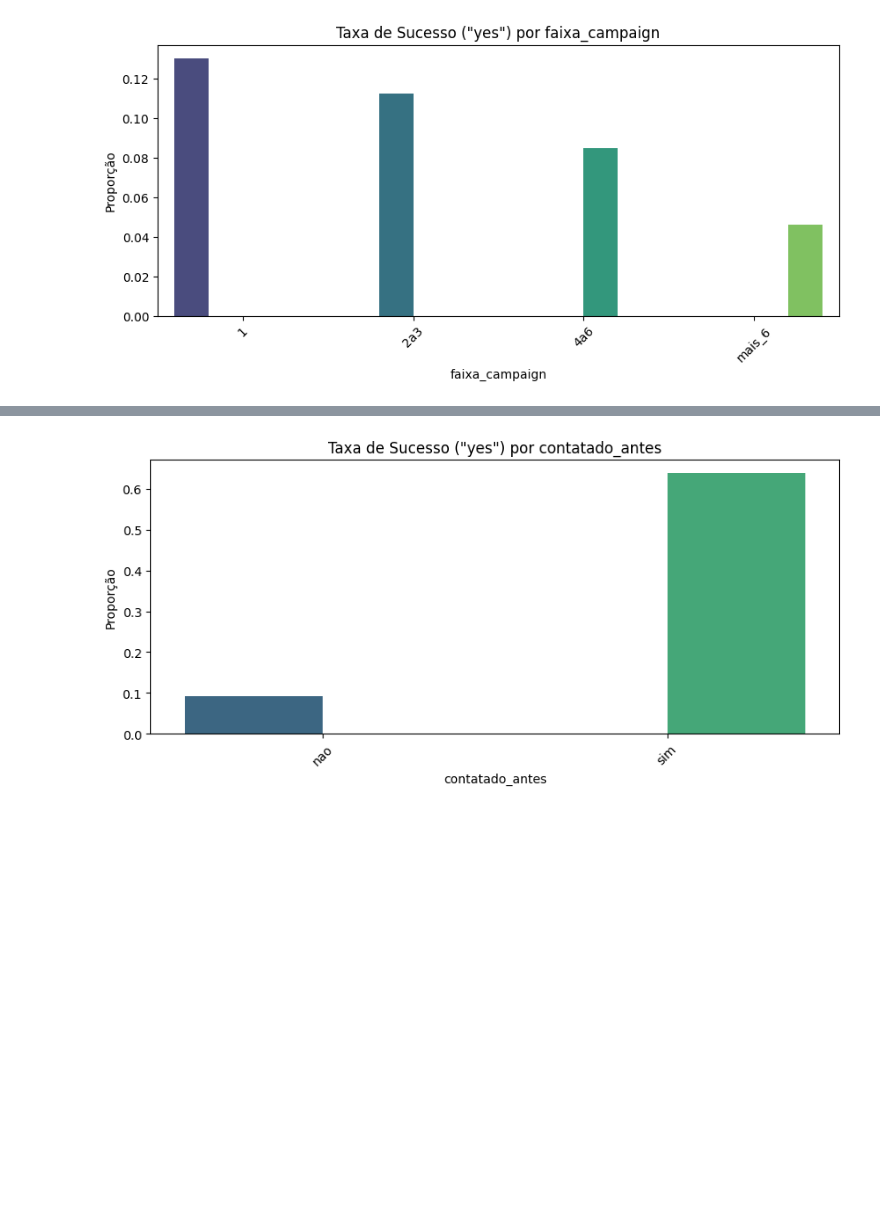
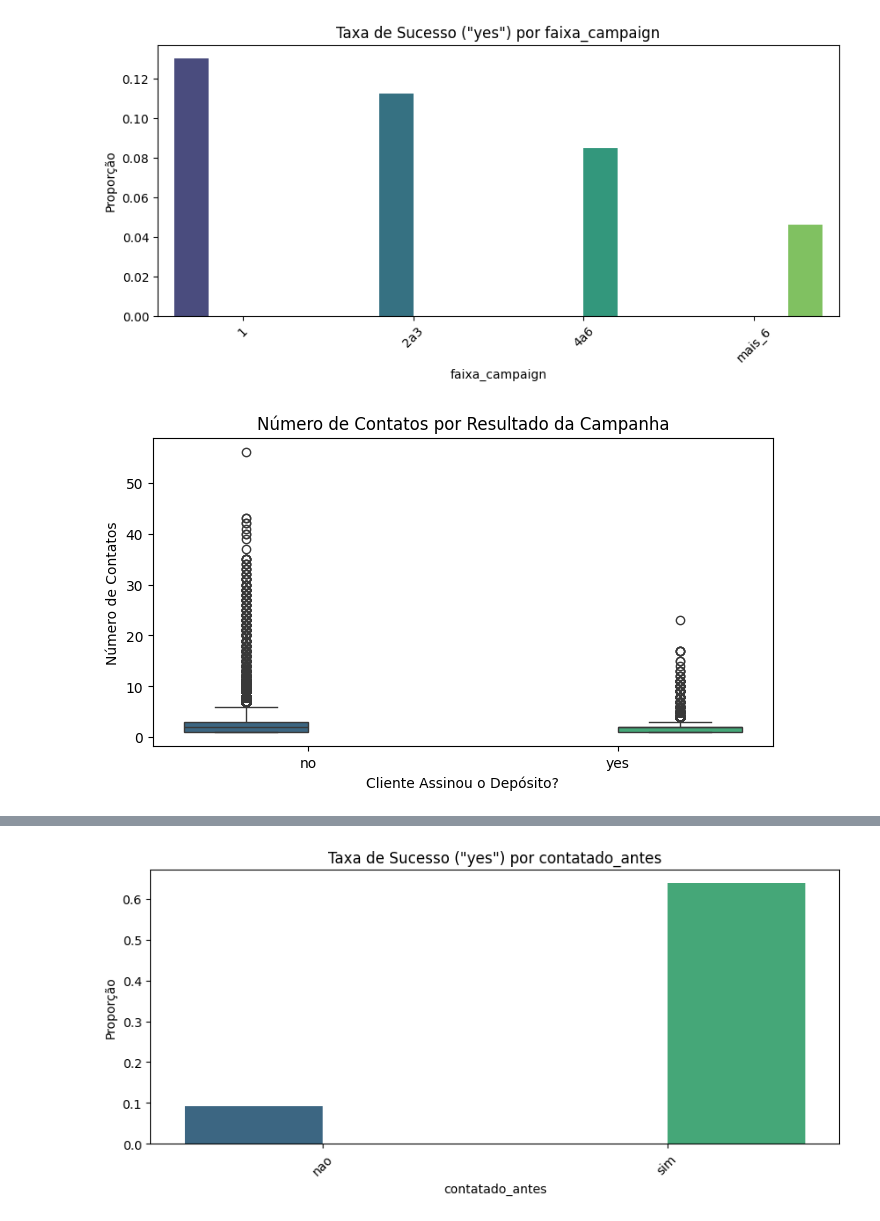
Before and after one commit to LucasUgulino/Super_Projeto_Estatistica, a Jupyter notebook: notebooks/eda.ipynb, the cells around one changed output, grey strips where cells are left out. Saved outputs shown, nothing was run; the diff lists cells and outputs as text; code cells hidden in the pictures; blank space fills up the shorter version.

```diff
--- a/notebooks/eda.ipynb
+++ b/notebooks/eda.ipynb
@@ -141,0 +173,9 @@ plt.show()
+# %%
+plt.figure(figsize=(8,4))
+sns.boxplot(data=df, x='y', y='campaign', hue='y', palette='viridis', legend=False)
+plt.title('Número de Contatos por Resultado da Campanha')
+plt.xlabel('Cliente Assinou o Depósito?')
+plt.ylabel('Número de Contatos')
+plt.show()
+# %% [output]
+[figure, added]
```
Also changed, not shown: parts of 15 cells of this notebook, 4 other files.
